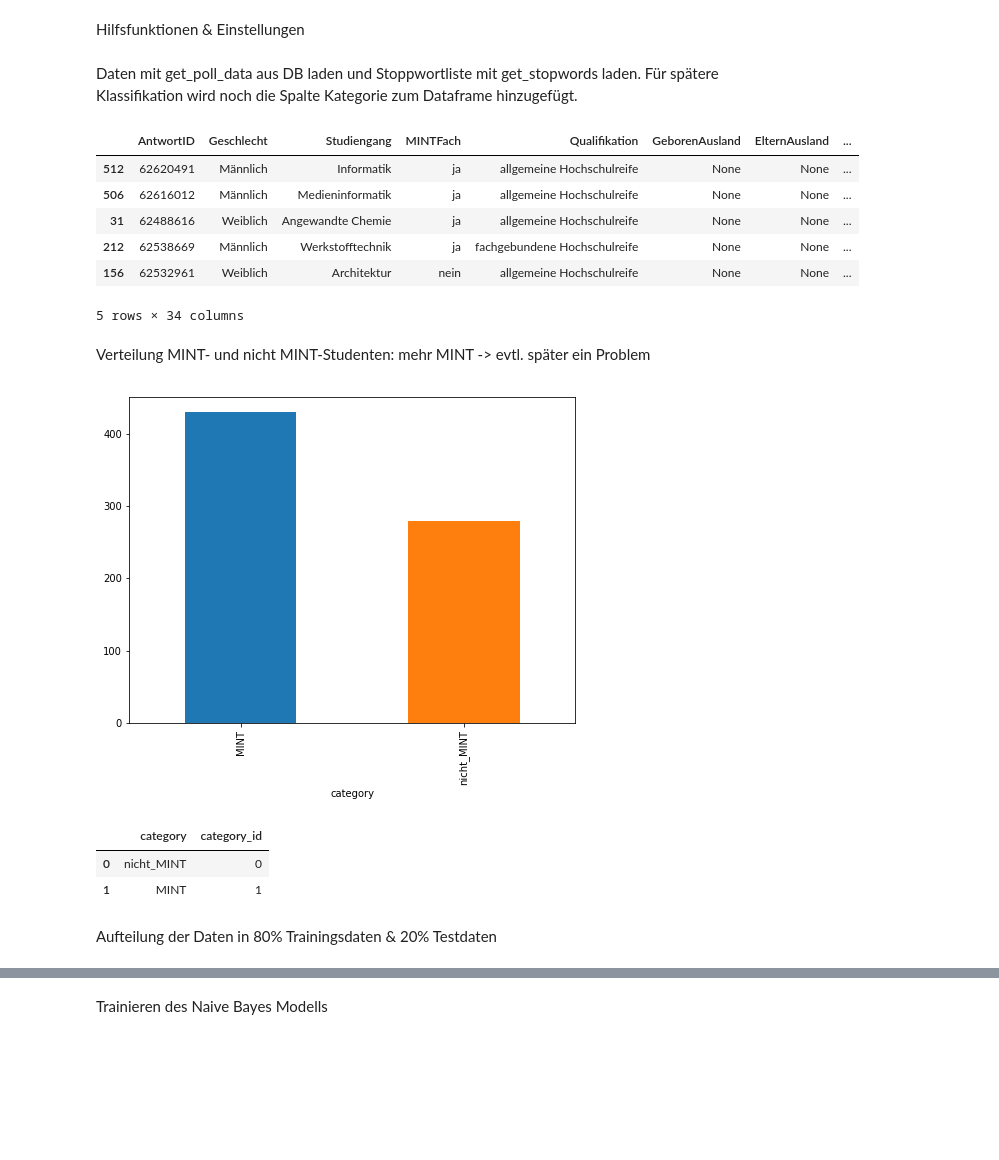
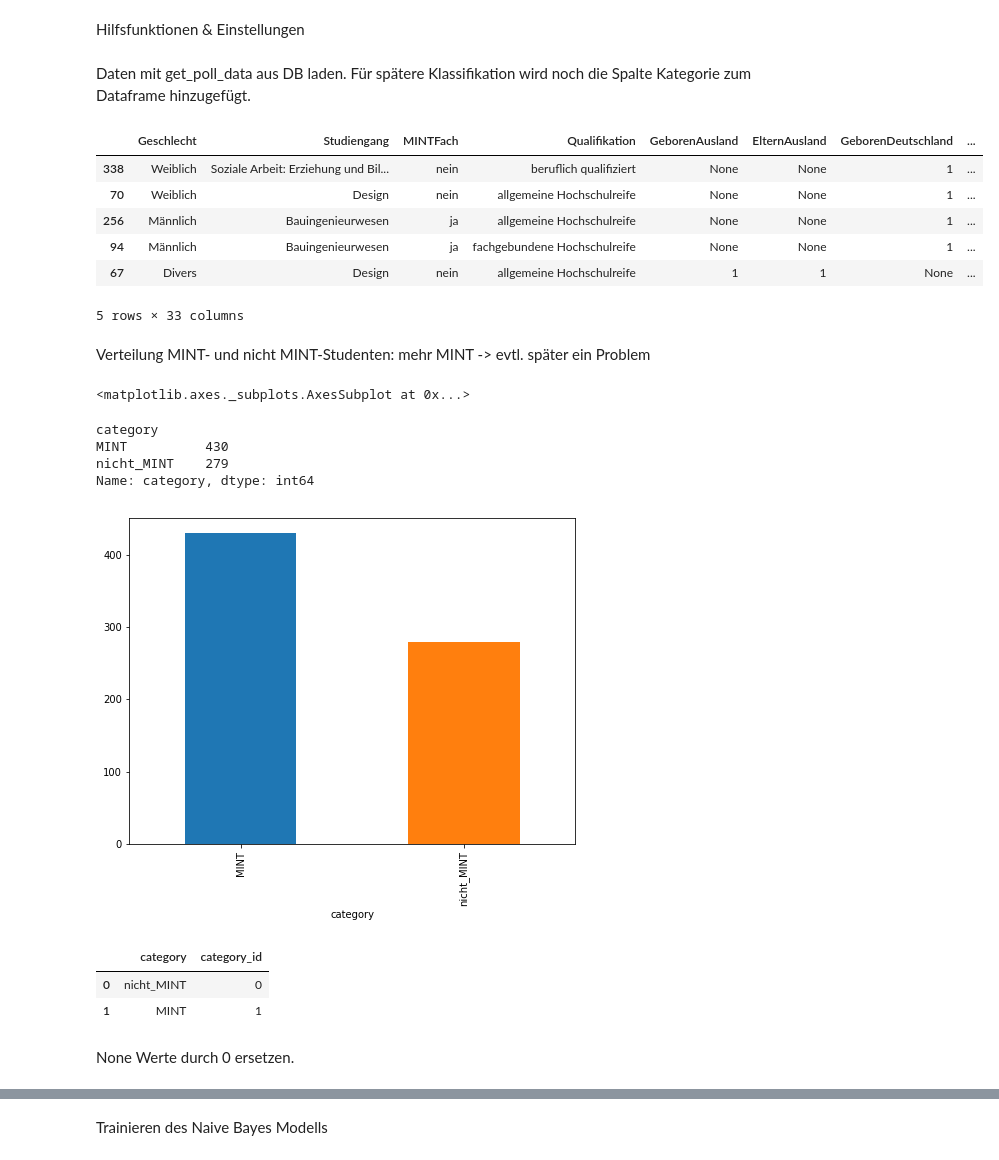
Before and after one commit to wittmannev/Bachelor-Textanalytics, a Jupyter notebook: Klassifikation.ipynb, the cells around one changed output, grey strips where cells are left out. Saved outputs shown, nothing was run; the diff lists cells and outputs as text; code cells hidden in the pictures; blank space fills up the shorter version.

Commit message:
add classification db table, finish 1 classification

```diff
--- a/Klassifikation.ipynb
+++ b/Klassifikation.ipynb
@@ -15,49 +15,45 @@ InteractiveShell.ast_node_interactivity = "all"
 import warnings;
 warnings.filterwarnings('ignore');
 # %% [markdown]
-Daten mit get_poll_data aus DB laden und Stoppwortliste mit get_stopwords laden.
+Daten mit get_poll_data aus DB laden.
 Für spätere Klassifikation wird noch die Spalte Kategorie zum Dataframe hinzugefügt.
 # %%
 import sqlite3
 import pandas as pd
 import os.path
 dbPath = "database/bachelor_umfrage.db"
 
 def get_poll_data(table_name="selektierte_ergebnisse", where=None):
     df = pd.DataFrame()
     if os.path.isfile(dbPath):
         conn = sqlite3.connect(dbPath)
         sql = "SELECT * FROM " + table_name
         if where:
             sql += " WHERE " + where
         df = pd.read_sql_query(sql, conn)
     else:
         print("Datenbank oder Tabelle konnte nicht gefunden werden.")
     return df
 
-def get_stopwords():
-    with open("resources/stopwords_de.txt", encoding='utf-8') as file:
-        stopwords = file.read().splitlines()
-    return stopwords
-
 def label_mint (row):
     if row['MINTFach'] == "ja" :
         return 'MINT'
     elif row['MINTFach'] == "nein" :
         return 'nicht_MINT'
 
 poll_df = get_poll_data(table_name="selektierte_ergebnisse")
 poll_df['category'] = poll_df.apply(label_mint, axis=1)
 poll_df = poll_df.drop(columns=['Status'])
+poll_df = poll_df.drop(columns=['AntwortID'])
 poll_df.sample(5)
 # %% [output]
-|  | AntwortID | Geschlecht | Studiengang | MINTFach | Qualifikation | GeborenAusland | ElternAusland | ... |
-| 512 | 62620491 | Männlich | Informatik | ja | allgemeine Hochschulreife | None | None | ... |
-| 506 | 62616012 | Männlich | Medieninformatik | ja | allgemeine Hochschulreife | None | None | ... |
-| 31 | 62488616 | Weiblich | Angewandte Chemie | ja | allgemeine Hochschulreife | None | None | ... |
-| 212 | 62538669 | Männlich | Werkstofftechnik | ja | fachgebundene Hochschulreife | None | None | ... |
-| 156 | 62532961 | Weiblich | Architektur | nein | allgemeine Hochschulreife | None | None | ... |
+|  | Geschlecht | Studiengang | MINTFach | Qualifikation | GeborenAusland | ElternAusland | GeborenDeutschland | ... |
+| 338 | Weiblich | Soziale Arbeit: Erziehung und Bil... | nein | beruflich qualifiziert | None | None | 1 | ... |
+| 70 | Weiblich | Design | nein | allgemeine Hochschulreife | None | None | 1 | ... |
+| 256 | Männlich | Bauingenieurwesen | ja | allgemeine Hochschulreife | None | None | 1 | ... |
+| 94 | Männlich | Bauingenieurwesen | ja | fachgebundene Hochschulreife | None | None | 1 | ... |
+| 67 | Divers | Design | nein | allgemeine Hochschulreife | 1 | 1 | None | ... |
-5 rows × 34 columns
+5 rows × 33 columns
 # %% [markdown]
 Verteilung MINT- und nicht MINT-Studenten: mehr MINT -> evtl. später ein Problem
 # %%
@@ -66,7 +62,13 @@ Verteilung MINT- und nicht MINT-Studenten: mehr MINT -> evtl. später ein Proble
 import matplotlib.pyplot as plt
 fig = plt.figure(figsize=(8,6))
 poll_df.groupby("category")["category"].count().plot.bar(ylim=0);
+poll_df.groupby("category")["category"].count()
 # %% [output]
+<matplotlib.axes._subplots.AxesSubplot at 0x...>
+category
+MINT          430
+nicht_MINT    279
+Name: category, dtype: int64
 [figure]
 # %%
 poll_df["category_id"] = poll_df["category"].factorize()[0]
@@ -76,5 +78,5 @@ category_id_df
 |  | category | category_id |
 | 0 | nicht_MINT | 0 |
 | 1 | MINT | 1 |
-# %% [markdown]
-Aufteilung der Daten in 80% Trainingsdaten & 20% Testdaten
+# %% [markdown]
+None Werte durch 0 ersetzen.
```
Also changed, not shown: parts of 13 cells of this notebook, 1 other file.
